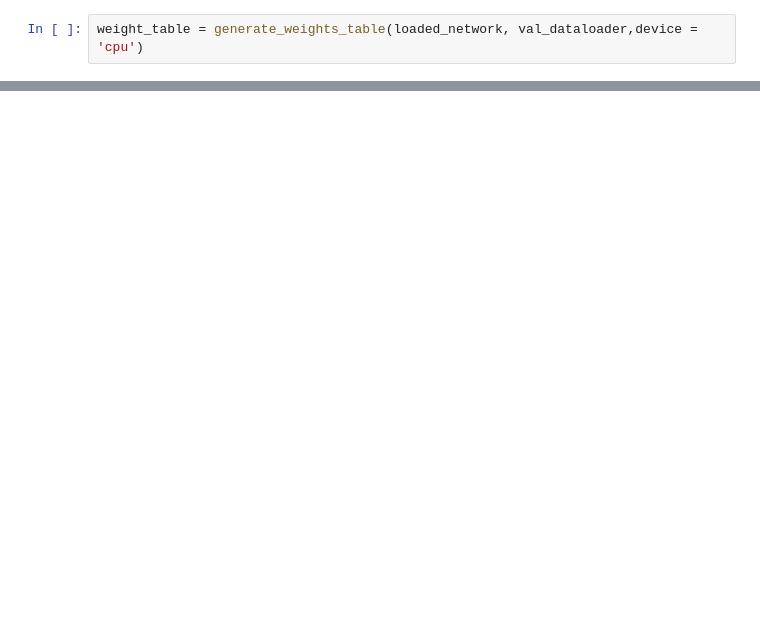
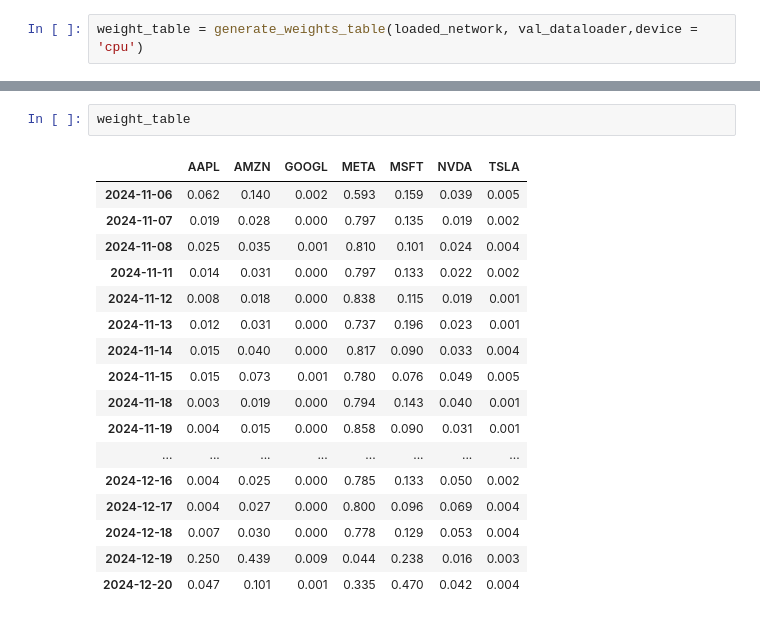
Before and after one commit to zhangmaosen/deep_portfolio, a Jupyter notebook: sft/train_deep_net.ipynb, the cells around one changed output, grey strips where cells are left out. Cells and saved outputs as stored; diff of their text form; blank space fills up the shorter version.

```diff
--- a/sft/train_deep_net.ipynb
+++ b/sft/train_deep_net.ipynb
@@ -683,0 +687,20 @@ plot_weight_heatmap(weight_table,
+# %%
+weight_table
+# %% [output]
+|  | AAPL | AMZN | GOOGL | META | MSFT | NVDA | TSLA |
+| 2024-11-06 | 0.062 | 0.140 | 0.002 | 0.593 | 0.159 | 0.039 | 0.005 |
+| 2024-11-07 | 0.019 | 0.028 | 0.000 | 0.797 | 0.135 | 0.019 | 0.002 |
+| 2024-11-08 | 0.025 | 0.035 | 0.001 | 0.810 | 0.101 | 0.024 | 0.004 |
+| 2024-11-11 | 0.014 | 0.031 | 0.000 | 0.797 | 0.133 | 0.022 | 0.002 |
+| 2024-11-12 | 0.008 | 0.018 | 0.000 | 0.838 | 0.115 | 0.019 | 0.001 |
+| 2024-11-13 | 0.012 | 0.031 | 0.000 | 0.737 | 0.196 | 0.023 | 0.001 |
+| 2024-11-14 | 0.015 | 0.040 | 0.000 | 0.817 | 0.090 | 0.033 | 0.004 |
+| 2024-11-15 | 0.015 | 0.073 | 0.001 | 0.780 | 0.076 | 0.049 | 0.005 |
+| 2024-11-18 | 0.003 | 0.019 | 0.000 | 0.794 | 0.143 | 0.040 | 0.001 |
+| 2024-11-19 | 0.004 | 0.015 | 0.000 | 0.858 | 0.090 | 0.031 | 0.001 |
+| ... | ... | ... | ... | ... | ... | ... | ... |
+| 2024-12-16 | 0.004 | 0.025 | 0.000 | 0.785 | 0.133 | 0.050 | 0.002 |
+| 2024-12-17 | 0.004 | 0.027 | 0.000 | 0.800 | 0.096 | 0.069 | 0.004 |
+| 2024-12-18 | 0.007 | 0.030 | 0.000 | 0.778 | 0.129 | 0.053 | 0.004 |
+| 2024-12-19 | 0.250 | 0.439 | 0.009 | 0.044 | 0.238 | 0.016 | 0.003 |
+| 2024-12-20 | 0.047 | 0.101 | 0.001 | 0.335 | 0.470 | 0.042 | 0.004 |
```
Also changed, not shown: parts of 9 cells of this notebook.
